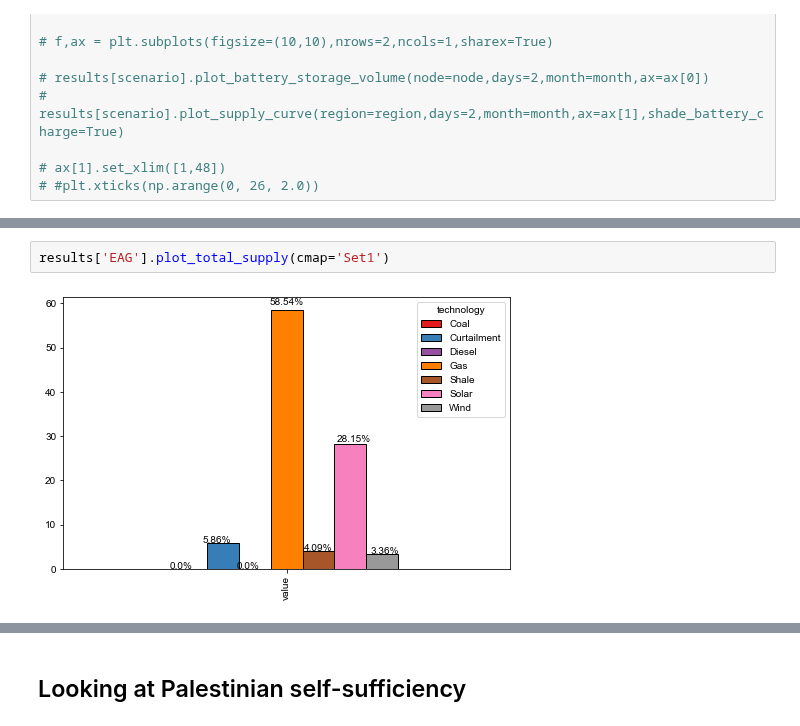
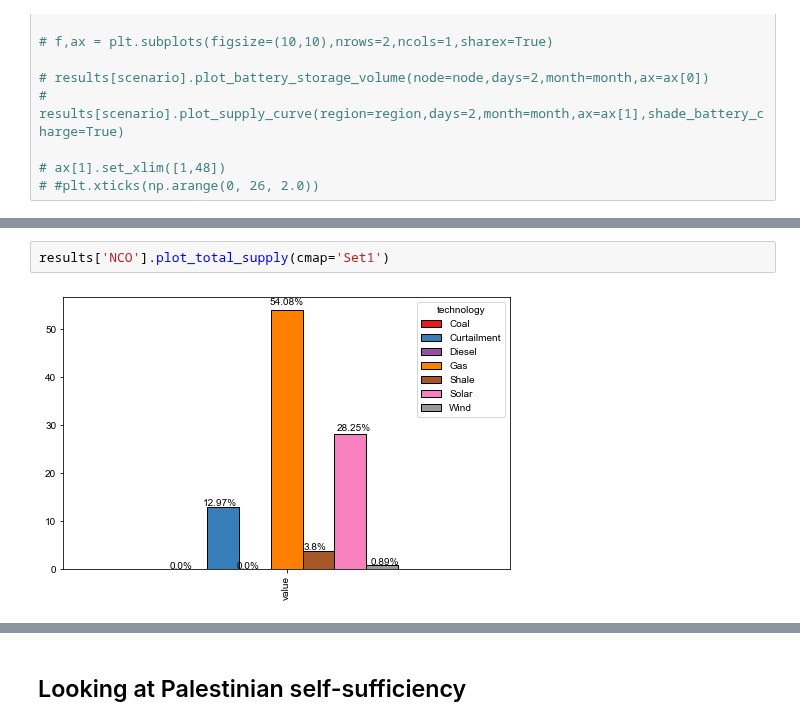
Before and after one commit to amanmajid/nextra, a Jupyter notebook: analysis/py_process_results.ipynb, the cells around one changed output, grey strips where cells are left out. Drawn from its saved outputs; the diff is of its cells as text.

```diff
--- a/analysis/py_process_results.ipynb
+++ b/analysis/py_process_results.ipynb
@@ -312,7 +311,7 @@ pio.write_image(fig, f'../outputs/figures/OMS_sankey_{scenario}.png',scale=4, wi
 # %%
-results['EAG'].plot_total_supply(cmap='Set1')
+results['NCO'].plot_total_supply(cmap='Set1')
 # %% [output]
-[figure, old version]
+[figure, new version]
 # %%
 results['COO'].plot_total_supply(cmap='Set1')
 # %% [output]
```
Also changed, not shown: parts of 8 cells of this notebook, 28 other files.
